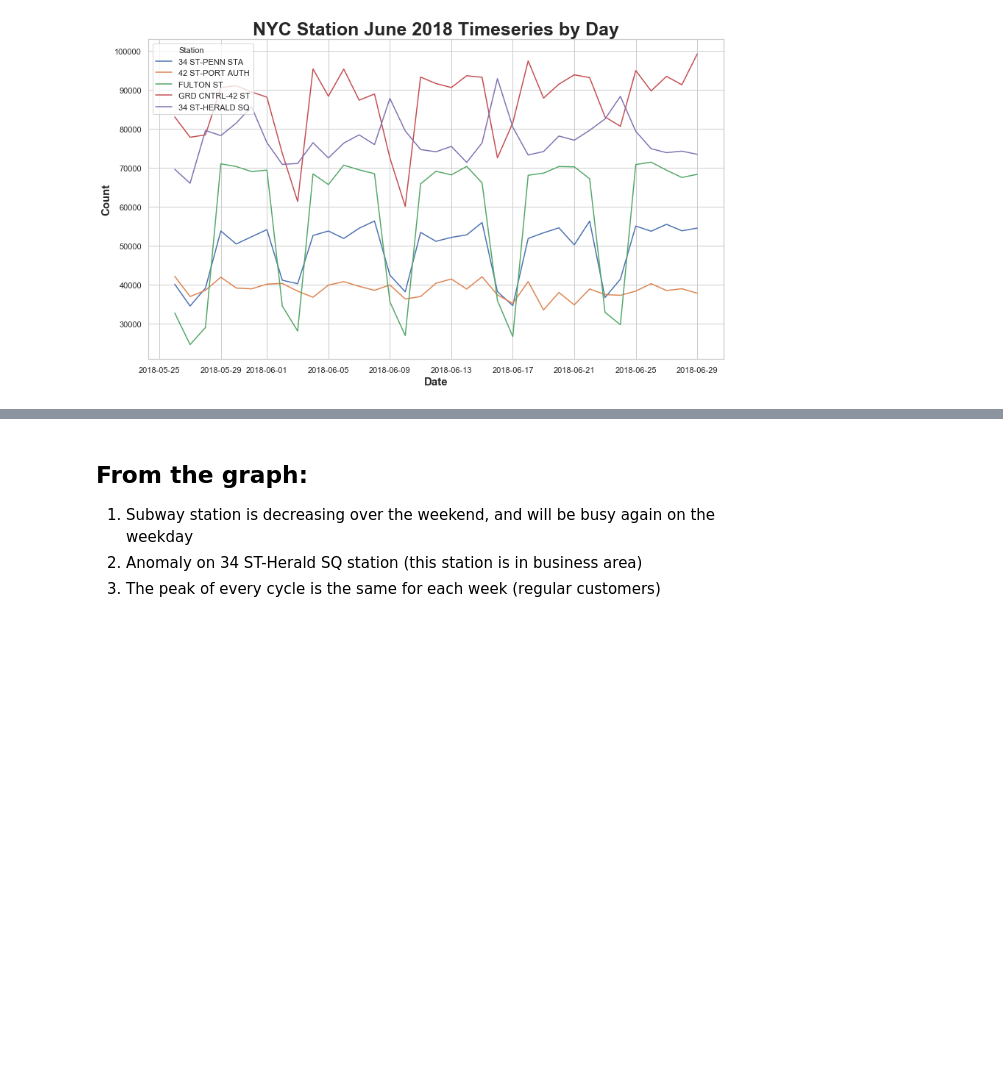
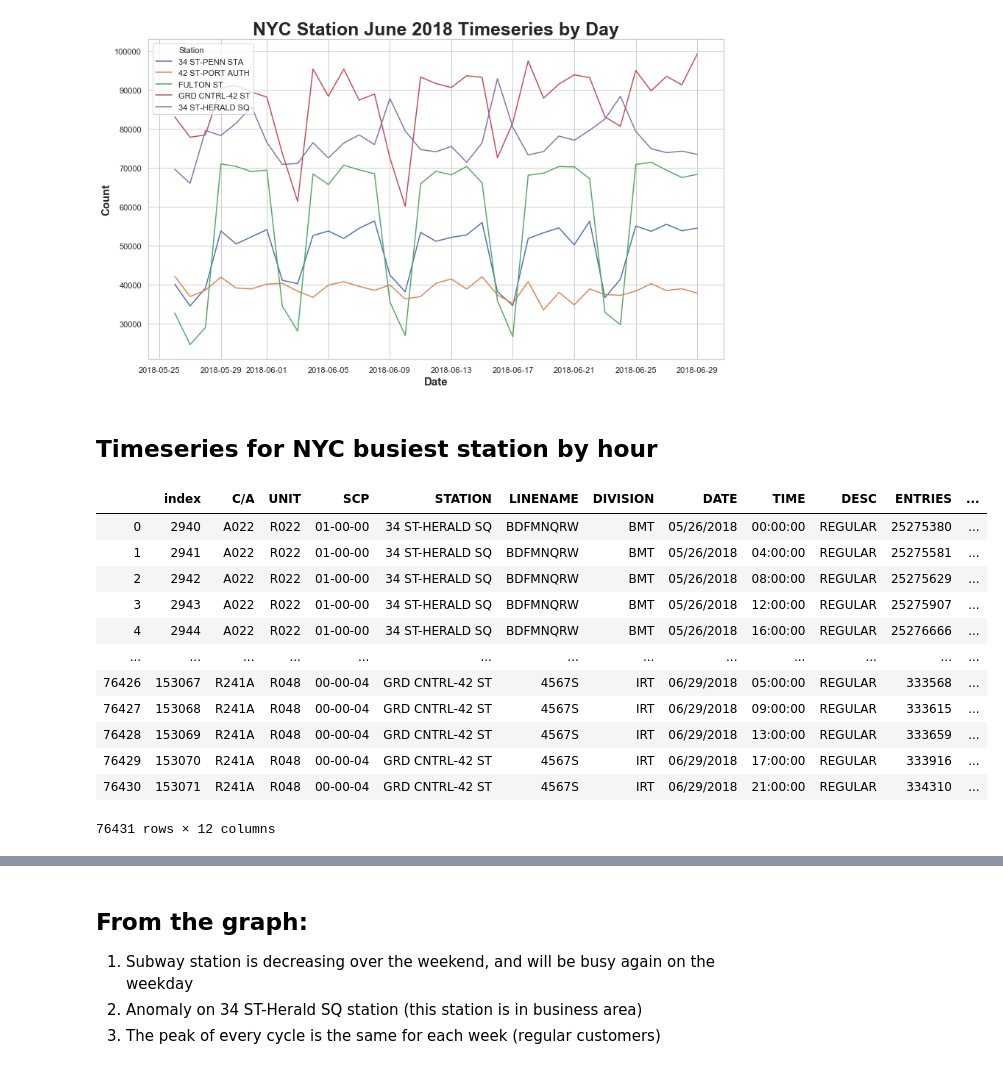
Before and after one commit to Suryantoyoga/NewYorkMTA, a Jupyter notebook: NewYorkMTAEDA.ipynb, the cells around one changed output, grey strips where cells are left out. Saved outputs shown, nothing was run; the diff lists cells and outputs as text; code cells hidden in the pictures; blank space fills up the shorter version.

```diff
--- a/NewYorkMTAEDA.ipynb
+++ b/NewYorkMTAEDA.ipynb
@@ -536,3 +693,24 @@ ax.set_ylabel('Count', fontsize=15, weight='bold')
 # %% [output]
 Text(0, 0.5, 'Count')
 [figure]
+# %% [markdown]
+## Timeseries for NYC busiest station by hour
+# %%
+#Subset dataframe by station
+df_hour = df_mta[df_mta['STATION'].isin(busy)]
+df_hour.reset_index(inplace=True)
+df_hour
+# %% [output]
+|  | index | C/A | UNIT | SCP | STATION | LINENAME | DIVISION | DATE | TIME | DESC | ENTRIES | ... |
+| 0 | 2940 | A022 | R022 | 01-00-00 | 34 ST-HERALD SQ | BDFMNQRW | BMT | 05/26/2018 | 00:00:00 | REGULAR | 25275380 | ... |
+| 1 | 2941 | A022 | R022 | 01-00-00 | 34 ST-HERALD SQ | BDFMNQRW | BMT | 05/26/2018 | 04:00:00 | REGULAR | 25275581 | ... |
+| 2 | 2942 | A022 | R022 | 01-00-00 | 34 ST-HERALD SQ | BDFMNQRW | BMT | 05/26/2018 | 08:00:00 | REGULAR | 25275629 | ... |
+| 3 | 2943 | A022 | R022 | 01-00-00 | 34 ST-HERALD SQ | BDFMNQRW | BMT | 05/26/2018 | 12:00:00 | REGULAR | 25275907 | ... |
+| 4 | 2944 | A022 | R022 | 01-00-00 | 34 ST-HERALD SQ | BDFMNQRW | BMT | 05/26/2018 | 16:00:00 | REGULAR | 25276666 | ... |
+| ... | ... | ... | ... | ... | ... | ... | ... | ... | ... | ... | ... | ... |
+| 76426 | 153067 | R241A | R048 | 00-00-04 | GRD CNTRL-42 ST | 4567S | IRT | 06/29/2018 | 05:00:00 | REGULAR | 333568 | ... |
+| 76427 | 153068 | R241A | R048 | 00-00-04 | GRD CNTRL-42 ST | 4567S | IRT | 06/29/2018 | 09:00:00 | REGULAR | 333615 | ... |
+| 76428 | 153069 | R241A | R048 | 00-00-04 | GRD CNTRL-42 ST | 4567S | IRT | 06/29/2018 | 13:00:00 | REGULAR | 333659 | ... |
+| 76429 | 153070 | R241A | R048 | 00-00-04 | GRD CNTRL-42 ST | 4567S | IRT | 06/29/2018 | 17:00:00 | REGULAR | 333916 | ... |
+| 76430 | 153071 | R241A | R048 | 00-00-04 | GRD CNTRL-42 ST | 4567S | IRT | 06/29/2018 | 21:00:00 | REGULAR | 334310 | ... |
+76431 rows × 12 columns
```
Also changed, not shown: parts of 18 cells of this notebook.
